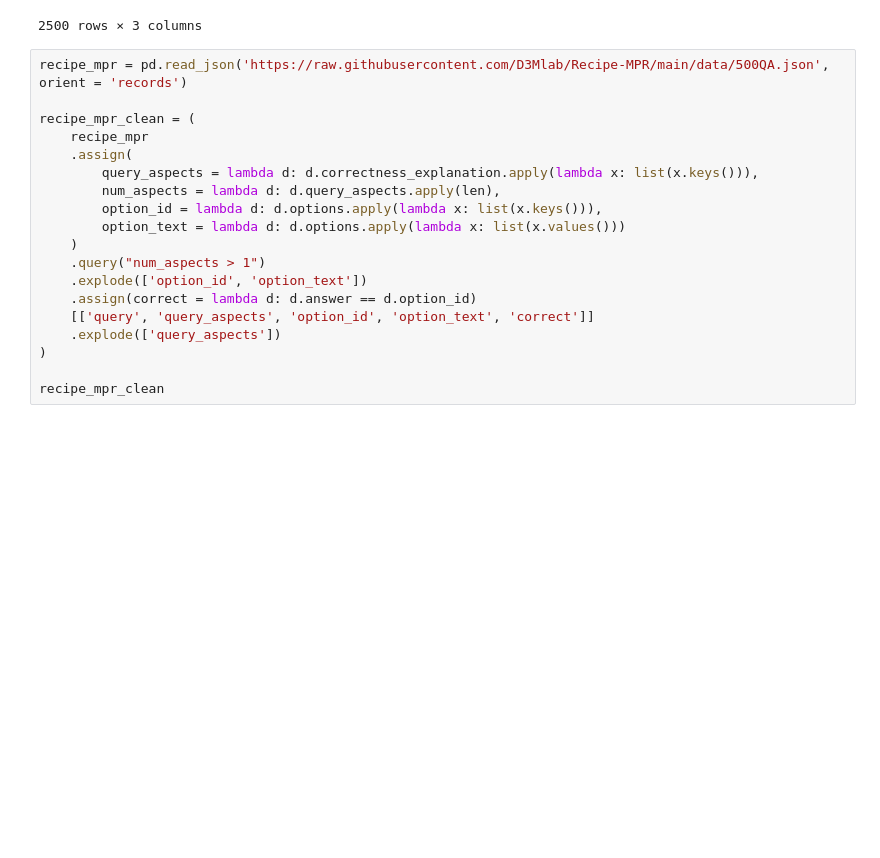
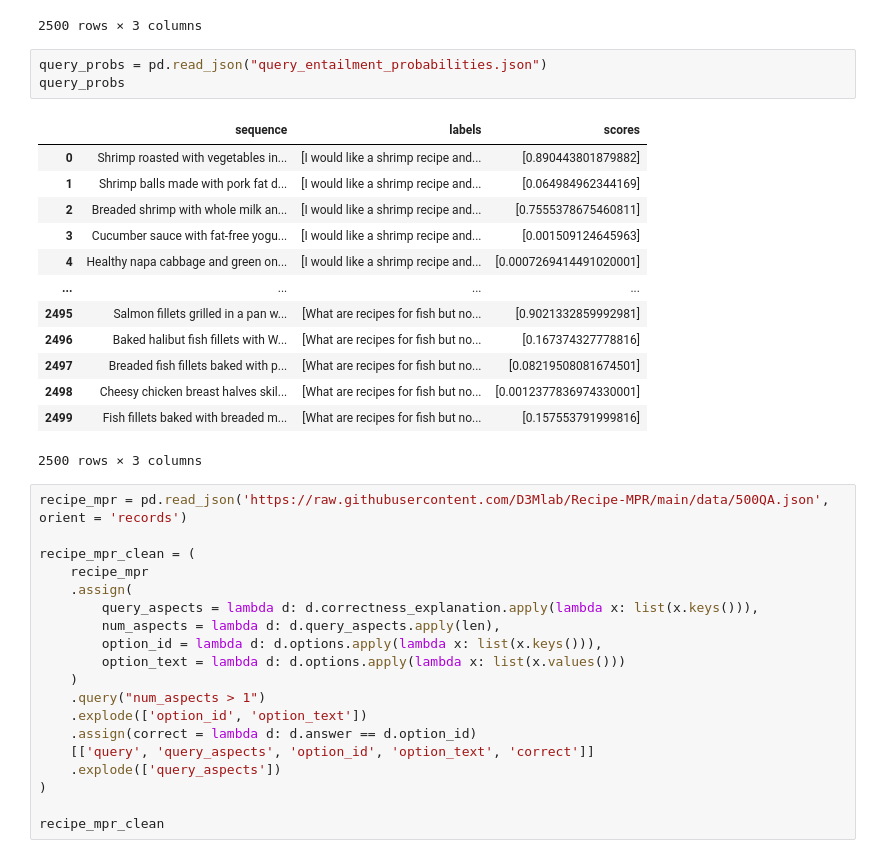
Before and after one commit to baronet2/marir, a Jupyter notebook: 20_compare_algorithms.ipynb, the cells around one changed output. Saved outputs shown, nothing was run; the diff lists cells and outputs as text; blank space fills up the shorter version.

```diff
--- a/20_compare_algorithms.ipynb
+++ b/20_compare_algorithms.ipynb
@@ -17,6 +17,23 @@ probs
 | 2498 | Seafood linguine recipe containin... | [seafood, only have a bbq, eating... | [0.9984157681465141, 0.0003284842... |
 | 2499 | Breakfast sausage made from scrat... | [only have a bbq, seafood, eating... | [0.0008917334489520001, 6.4749685... |
 2500 rows × 3 columns
+# %%
+query_probs = pd.read_json("query_entailment_probabilities.json")
+query_probs
+# %% [output]
+|  | sequence | labels | scores |
+| 0 | Shrimp roasted with vegetables in... | [I would like a shrimp recipe and... | [0.890443801879882] |
+| 1 | Shrimp balls made with pork fat d... | [I would like a shrimp recipe and... | [0.064984962344169] |
+| 2 | Breaded shrimp with whole milk an... | [I would like a shrimp recipe and... | [0.7555378675460811] |
+| 3 | Cucumber sauce with fat-free yogu... | [I would like a shrimp recipe and... | [0.001509124645963] |
+| 4 | Healthy napa cabbage and green on... | [I would like a shrimp recipe and... | [0.0007269414491020001] |
+| ... | ... | ... | ... |
+| 2495 | Salmon fillets grilled in a pan w... | [What are recipes for fish but no... | [0.9021332859992981] |
+| 2496 | Baked halibut fish fillets with W... | [What are recipes for fish but no... | [0.167374327778816] |
+| 2497 | Breaded fish fillets baked with p... | [What are recipes for fish but no... | [0.08219508081674501] |
+| 2498 | Cheesy chicken breast halves skil... | [What are recipes for fish but no... | [0.0012377836974330001] |
+| 2499 | Fish fillets baked with breaded m... | [What are recipes for fish but no... | [0.157553791999816] |
+2500 rows × 3 columns
 # %%
 recipe_mpr = pd.read_json('https://raw.githubusercontent.com/D3Mlab/Recipe-MPR/main/data/500QA.json', orient = 'records')
 
```
Also changed, not shown: parts of 2 cells of this notebook, 2 other files.
